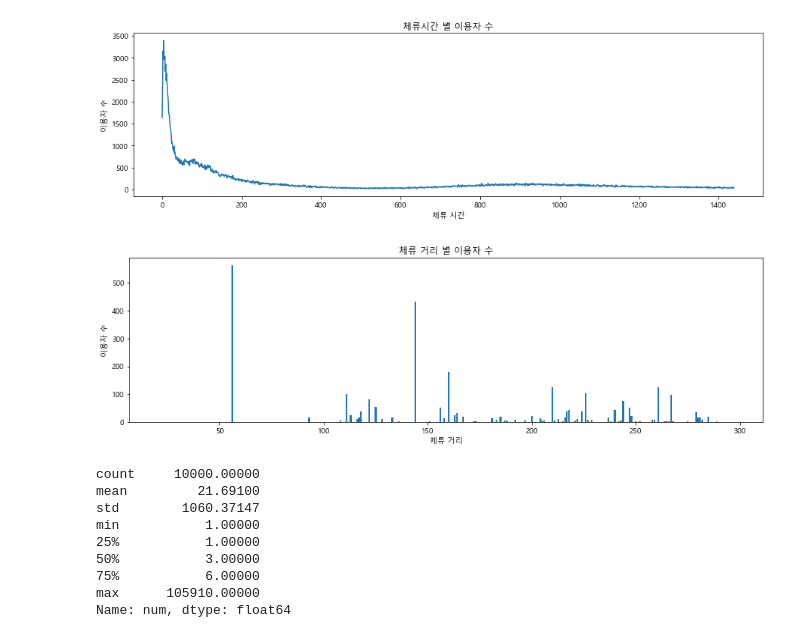
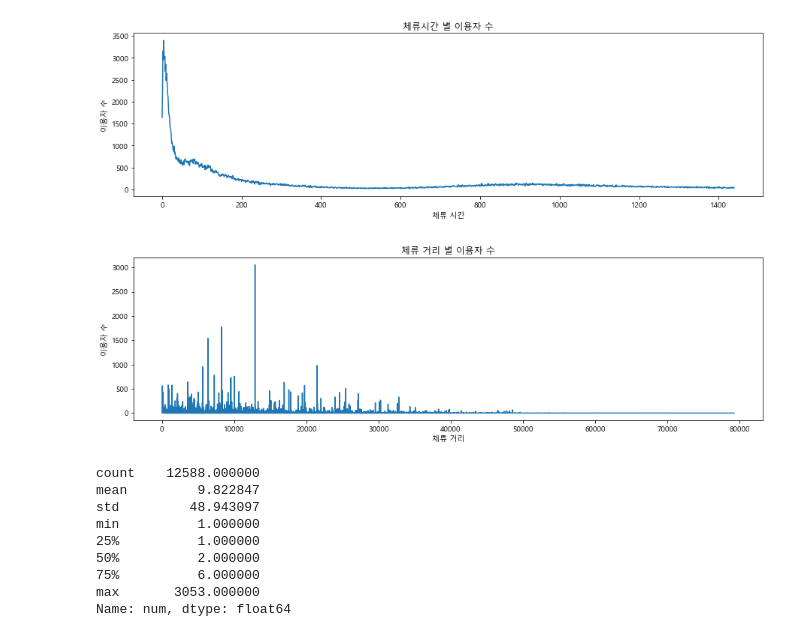
Before and after one commit to hoonisone/2020_jeju-bus-tag_data-analysis, a Jupyter notebook: main/2. 체류시간 분석/1. 군집 별 관광객 체류시간 측정.ipynb, the cells around one changed output. Saved outputs shown, nothing was run; the diff lists cells and outputs as text; code cells hidden in the pictures.

```diff
--- a/main/2. 체류시간 분석/1. 군집 별 관광객 체류시간 측정.ipynb
+++ b/main/2. 체류시간 분석/1. 군집 별 관광객 체류시간 측정.ipynb
@@ -89,29 +89,29 @@ walk_distance_df = get_walk_distance_df(tourist_walk_df)
 # %%
 from matplotlib import pyplot as plt
 def draw_walk_distance_count(x, y):
     plt.rcParams["figure.figsize"] = (15,4)
-    plt.bar(x, y)
+    plt.plot(x, y)
     plt.title('체류 거리 별 이용자 수')
     plt.xlabel("체류 거리")
     plt.ylabel("이용자 수")
     plt.show()
 
-x = walk_distance_df['distance'][1:100]
-y = walk_distance_df['num'][1:100]
+x = walk_distance_df['distance'][1:]
+y = walk_distance_df['num'][1:]
 draw_walk_distance_count(x, y)
 # %% [output]
-[figure, old version]
+[figure, new version]
 # %%
 y.describe()
 # %% [output]
-count     10000.00000
-mean         21.69100
-std        1060.37147
-min           1.00000
-25%           1.00000
-50%           3.00000
-75%           6.00000
-max      105910.00000
+count    12588.000000
+mean         9.822847
+std         48.943097
+min          1.000000
+25%          1.000000
+50%          2.000000
+75%          6.000000
+max       3053.000000
 Name: num, dtype: float64
 # %%
 tourist_walk_df['num'] = 1
```
Also changed, not shown: parts of 8 cells of this notebook, 1 other file.
